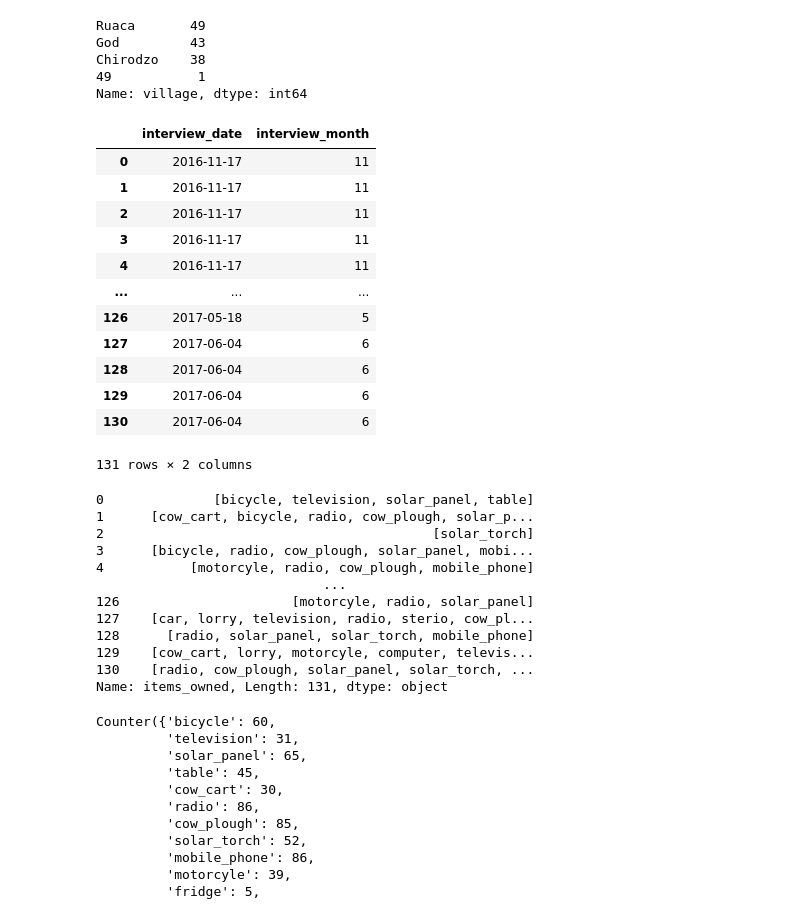
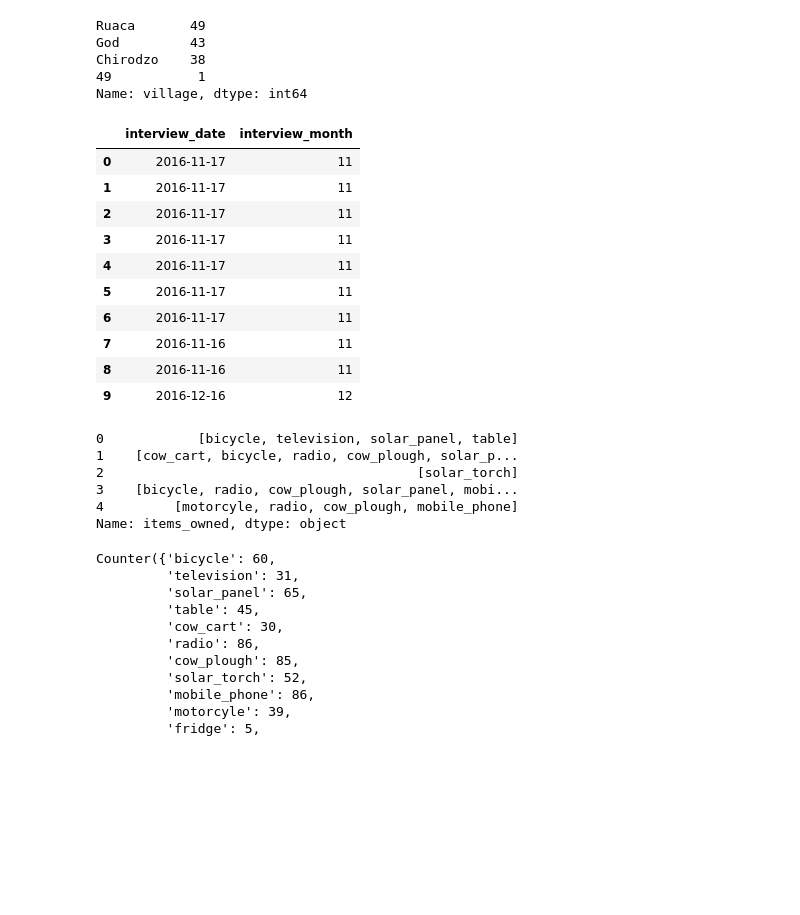
Before and after one commit to CALDISS-AAU/workshop_data-management, a Jupyter notebook: notebooks/02_python-data-management.ipynb, the cells around one changed output. Drawn from its saved outputs; the diff is of its cells as text; code cells hidden in the pictures; blank space fills up the shorter version.

```diff
--- a/notebooks/02_python-data-management.ipynb
+++ b/notebooks/02_python-data-management.ipynb
@@ -74,22 +68,20 @@ data['interview_date'] = data['interview_date'].astype('datetime64')
 # %%
 # Extracting date information
 
 data['interview_month'] = pd.DatetimeIndex(data['interview_date']).month
-data.loc[:, ['interview_date', 'interview_month']]
+data.loc[:, ['interview_date', 'interview_month']].head(10)
 # %% [output]
 |  | interview_date | interview_month |
 | 0 | 2016-11-17 | 11 |
 | 1 | 2016-11-17 | 11 |
 | 2 | 2016-11-17 | 11 |
 | 3 | 2016-11-17 | 11 |
 | 4 | 2016-11-17 | 11 |
-| ... | ... | ... |
-| 126 | 2017-05-18 | 5 |
-| 127 | 2017-06-04 | 6 |
-| 128 | 2017-06-04 | 6 |
-| 129 | 2017-06-04 | 6 |
-| 130 | 2017-06-04 | 6 |
+| 5 | 2016-11-17 | 11 |
+| 6 | 2016-11-17 | 11 |
+| 7 | 2016-11-16 | 11 |
+| 8 | 2016-11-16 | 11 |
+| 9 | 2016-12-16 | 12 |
-131 rows × 2 columns
 # %%
 # Converting to list
 punct_remove = ["[", "]", "'", " "]
@@ -99,20 +91,14 @@ for punct in punct_remove:
 
 data['items_owned'] = data['items_owned'].str.split(";")
 
-data['items_owned']
+data['items_owned'].head()
 # %% [output]
-0              [bicycle, television, solar_panel, table]
-1      [cow_cart, bicycle, radio, cow_plough, solar_p...
-2                                          [solar_torch]
-3      [bicycle, radio, cow_plough, solar_panel, mobi...
-4           [motorcyle, radio, cow_plough, mobile_phone]
-                             ...
-126                      [motorcyle, radio, solar_panel]
-127    [car, lorry, television, radio, sterio, cow_pl...
-128      [radio, solar_panel, solar_torch, mobile_phone]
-129    [cow_cart, lorry, motorcyle, computer, televis...
-130    [radio, cow_plough, solar_panel, solar_torch, ...
-Name: items_owned, Length: 131, dtype: object
+0            [bicycle, television, solar_panel, table]
+1    [cow_cart, bicycle, radio, cow_plough, solar_p...
+2                                        [solar_torch]
+3    [bicycle, radio, cow_plough, solar_panel, mobi...
+4         [motorcyle, radio, cow_plough, mobile_phone]
+Name: items_owned, dtype: object
 # %%
 # Counting values
 import itertools
```
Also changed, not shown: parts of 12 cells of this notebook, 2 other files.
